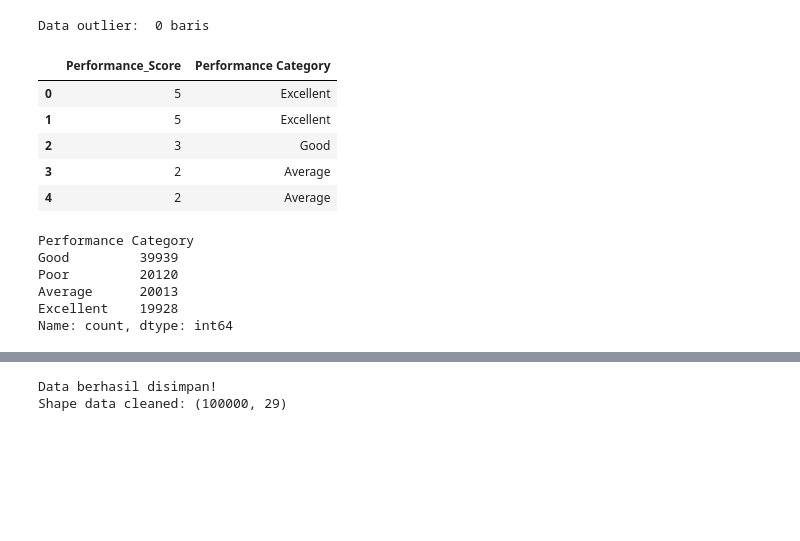
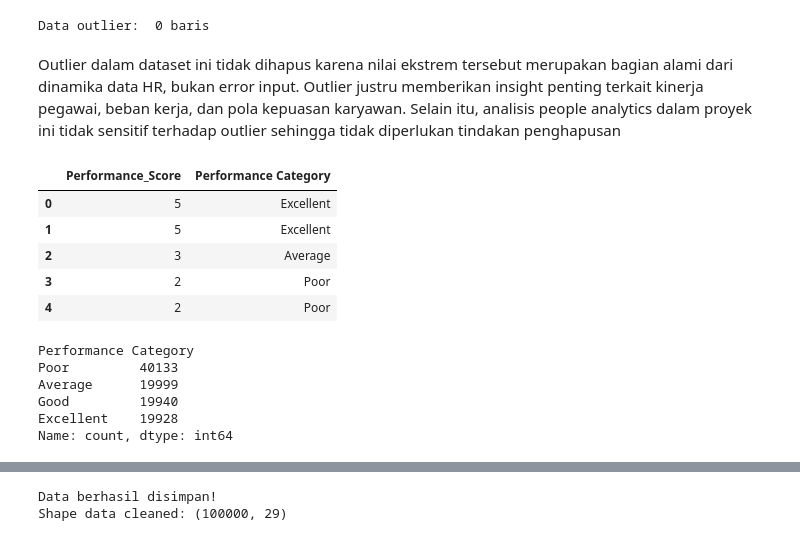
Before and after one commit to yasminauliaaa/handson-git, a Jupyter notebook: MINI PROJECT 4.ipynb, the cells around one changed output, grey strips where cells are left out. Cells and saved outputs as stored; diff of their text form; code cells hidden in the pictures; blank space fills up the shorter version.

```diff
--- a/MINI PROJECT 4.ipynb
+++ b/MINI PROJECT 4.ipynb
@@ -144,30 +144,32 @@ df_outlier = df[((df[numerik] < lower_bound) | (df[numerik] > upper_bound)).any(
 print('Data outlier: ', df_outlier.shape[0], 'baris')
 # %% [output]
 Data outlier:  0 baris
+# %% [markdown]
+Outlier dalam dataset ini tidak dihapus karena nilai ekstrem tersebut merupakan bagian alami dari dinamika data HR, bukan error input. Outlier justru memberikan insight penting terkait kinerja pegawai, beban kerja, dan pola kepuasan karyawan. Selain itu, analisis people analytics dalam proyek ini tidak sensitif terhadap outlier sehingga tidak diperlukan tindakan penghapusan
 # %%
 #Future engineering
 df['Performance Category'] = [
     'Excellent' if n >= 5
-    else 'Good' if n >= 3
-    else 'Average' if n >= 2
+    else 'Good' if n >= 4
+    else 'Average' if n >= 3
     else 'Poor'
     for n in df['Performance_Score']
 ]
 df[['Performance_Score', 'Performance Category']].head()
 # %% [output]
 |  | Performance_Score | Performance Category |
 | 0 | 5 | Excellent |
 | 1 | 5 | Excellent |
-| 2 | 3 | Good |
-| 3 | 2 | Average |
-| 4 | 2 | Average |
+| 2 | 3 | Average |
+| 3 | 2 | Poor |
+| 4 | 2 | Poor |
 # %%
 print(df['Performance Category'].value_counts())
 # %% [output]
 Performance Category
-Good         39939
-Poor         20120
-Average      20013
+Poor         40133
+Average      19999
+Good         19940
 Excellent    19928
 Name: count, dtype: int64
 # %%
```
Also changed, not shown: parts of 8 cells of this notebook.
